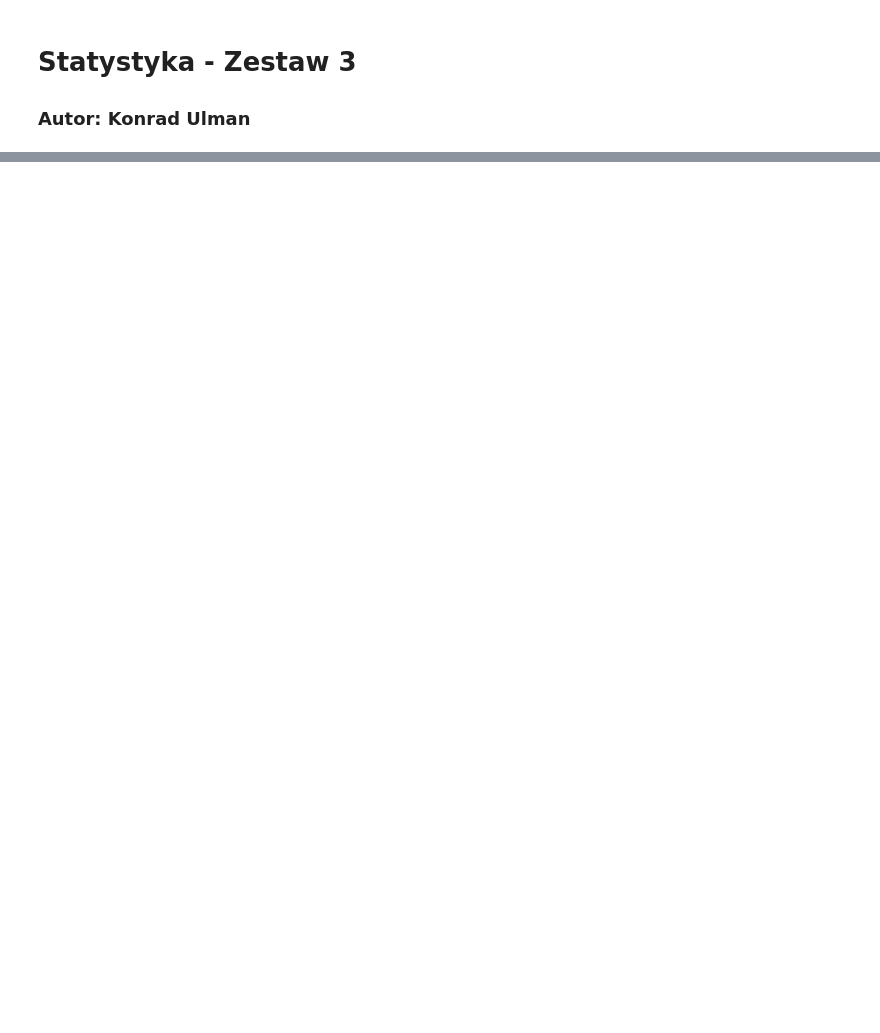
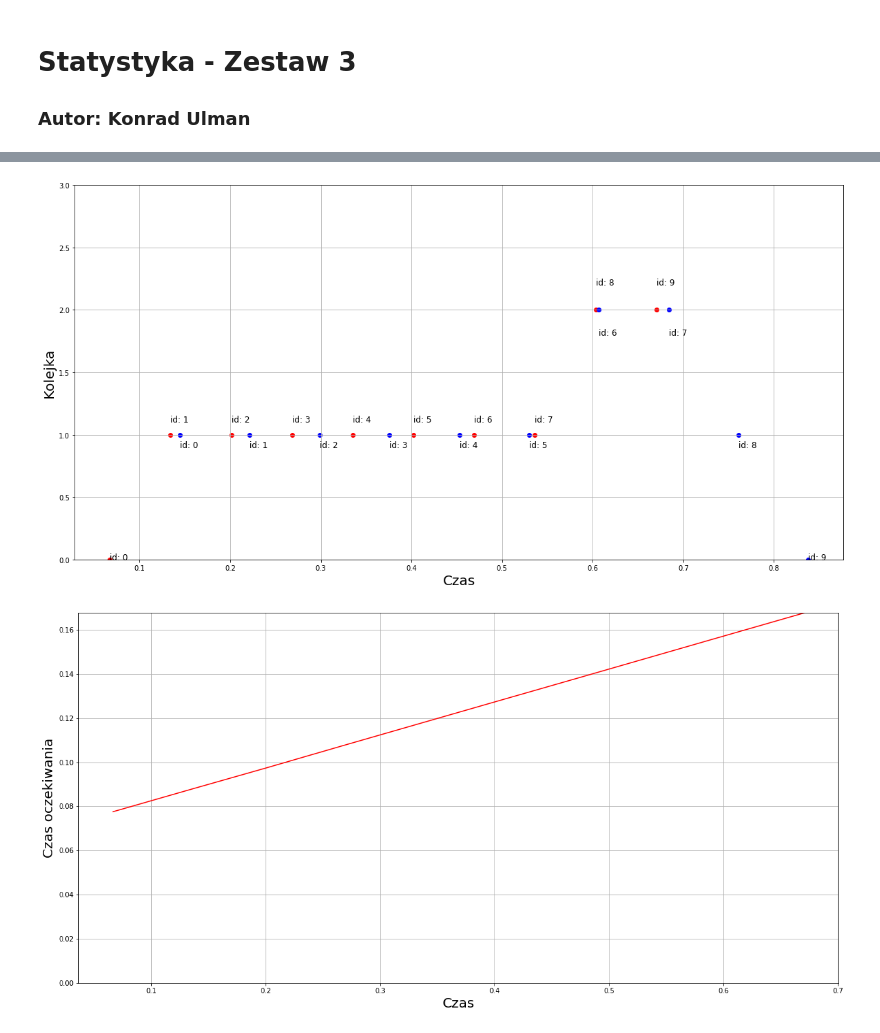
Before and after one commit to ulmii/statistical-methods, a Jupyter notebook: 3.ipynb, the cells around one changed output, grey strips where cells are left out. Cells and saved outputs as stored; diff of their text form; code cells hidden in the pictures; blank space fills up the shorter version.

```diff
--- a/3.ipynb
+++ b/3.ipynb
@@ -102,0 +153,12 @@ plt.show()
+# %%
+producer_delay = 1/15
+consumer_delay = 1/13
+num_of_tasks = 10
+
+tasks = consumer(consumer_delay, producer, num_of_tasks, producer_delay)
+
+plot_points(tasks)
+plot_wait(tasks)
+# %% [output]
+[figure, added]
+[figure, added]
```
Also changed, not shown: parts of 8 cells of this notebook.
